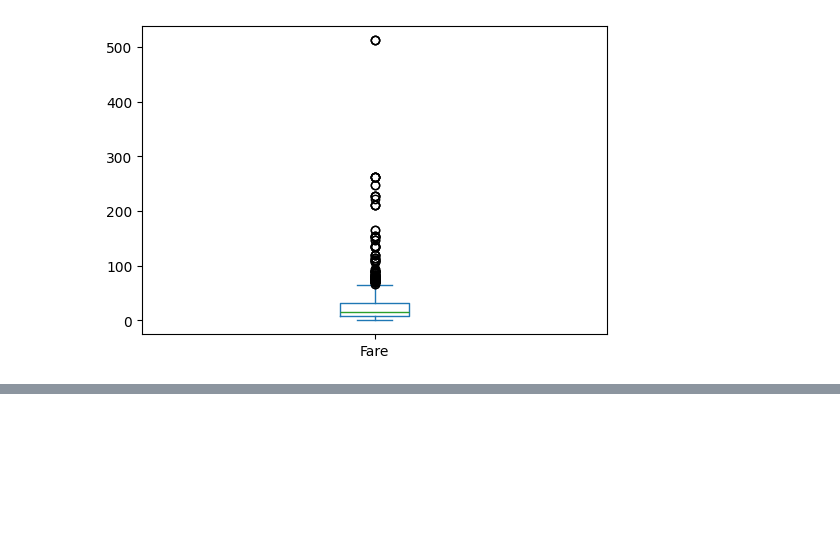
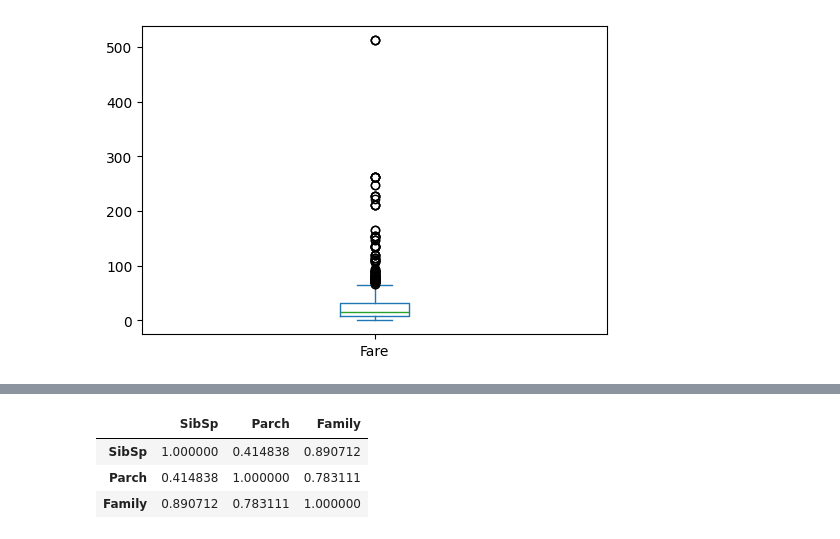
Before and after one commit to MCoelho222/Colab-AI-PucMinas, a Jupyter notebook: titanic.ipynb, the cells around one changed output, grey strips where cells are left out. Cells and saved outputs as stored; diff of their text form; code cells hidden in the pictures; blank space fills up the shorter version.

Commit message:
feat: updating titanic data analysis

```diff
--- a/titanic.ipynb
+++ b/titanic.ipynb
@@ -188,0 +187,12 @@ titanic_train.loc[most_family]
+# %%
+# del titanic_train['PassengerId']
+int_fields = titanic_train.dtypes[titanic_train.dtypes == 'int64'].index
+int_fields
+corr = np.corrcoef(titanic_train[int_fields].transpose())
+correlation = pd.DataFrame(data=corr, index=int_fields, columns=int_fields)
+correlation
+# %% [output]
+|  | SibSp | Parch | Family |
+| SibSp | 1.000000 | 0.414838 | 0.890712 |
+| Parch | 0.414838 | 1.000000 | 0.783111 |
+| Family | 0.890712 | 0.783111 | 1.000000 |
```
Also changed, not shown: parts of 5 cells of this notebook.
